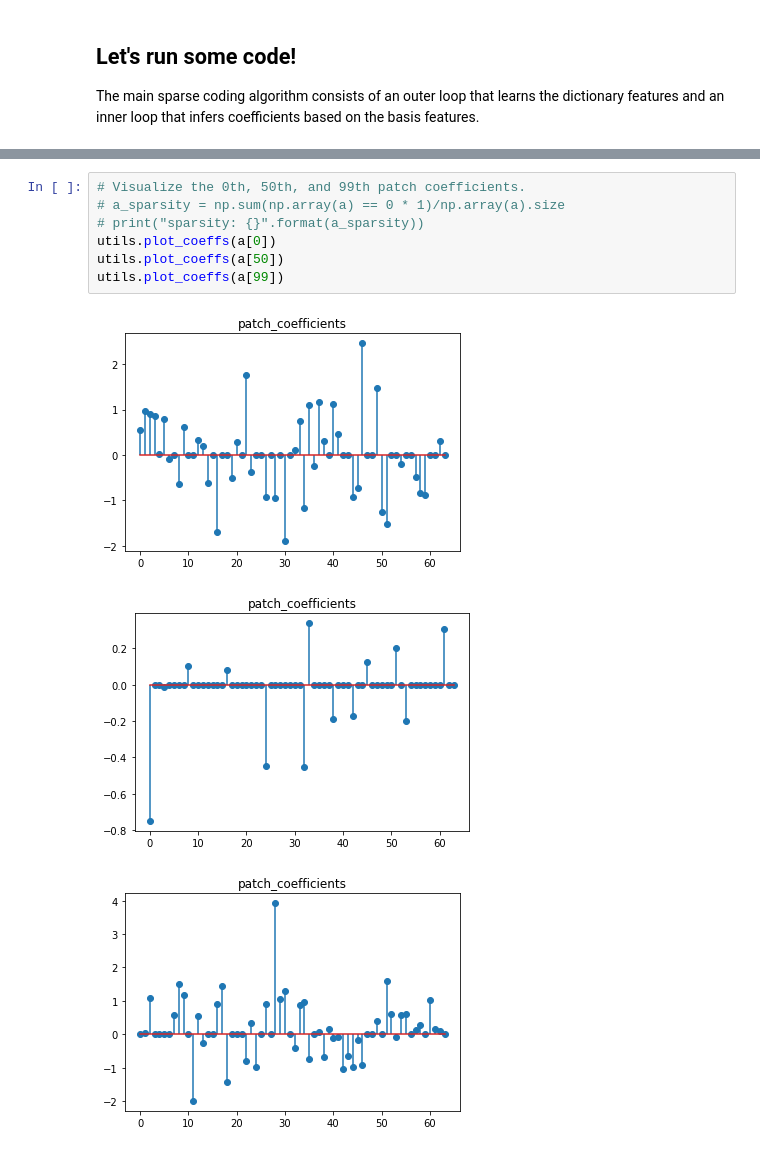
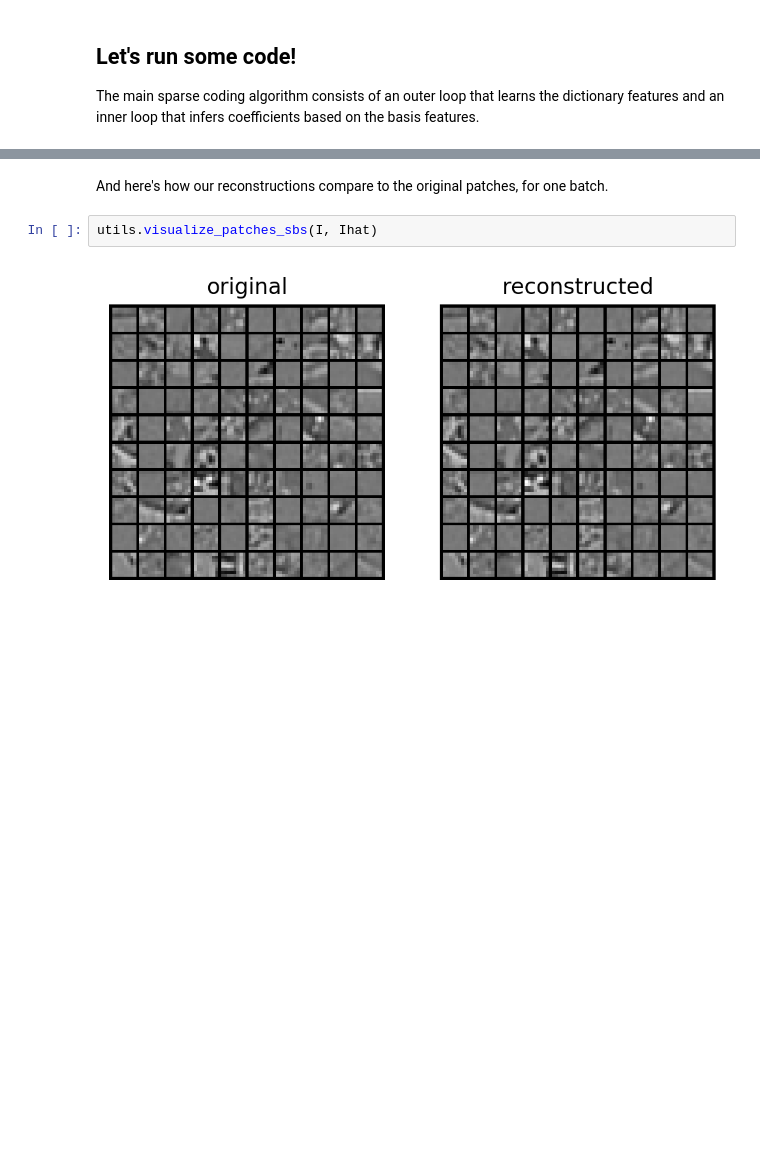
Before and after one commit to rctn/sparsecoding, a Jupyter notebook: tutorials/vanilla/tutorial.ipynb, the cells around one changed output, grey strips where cells are left out. Saved outputs shown, nothing was run; the diff lists cells and outputs as text; blank space fills up the shorter version.

```diff
--- a/tutorials/vanilla/tutorial.ipynb
+++ b/tutorials/vanilla/tutorial.ipynb
@@ -164,11 +153,6 @@ utils.plot_loss(sparse_losses, "sparsity cost")
-# %%
-# Visualize the 0th, 50th, and 99th patch coefficients.
-# a_sparsity = np.sum(np.array(a) == 0 * 1)/np.array(a).size
-# print("sparsity: {}".format(a_sparsity))
-utils.plot_coeffs(a[0])
-utils.plot_coeffs(a[50])
-utils.plot_coeffs(a[99])
-# %% [output]
-[figure, removed]
-[figure, removed]
-[figure, removed]
+# %% [markdown]
+And here's how our reconstructions compare to the original patches, for one batch.
+# %%
+utils.visualize_patches_sbs(I, Ihat)
+# %% [output]
+[figure, added]
```
Also changed, not shown: parts of 21 cells of this notebook, 5 other files.
